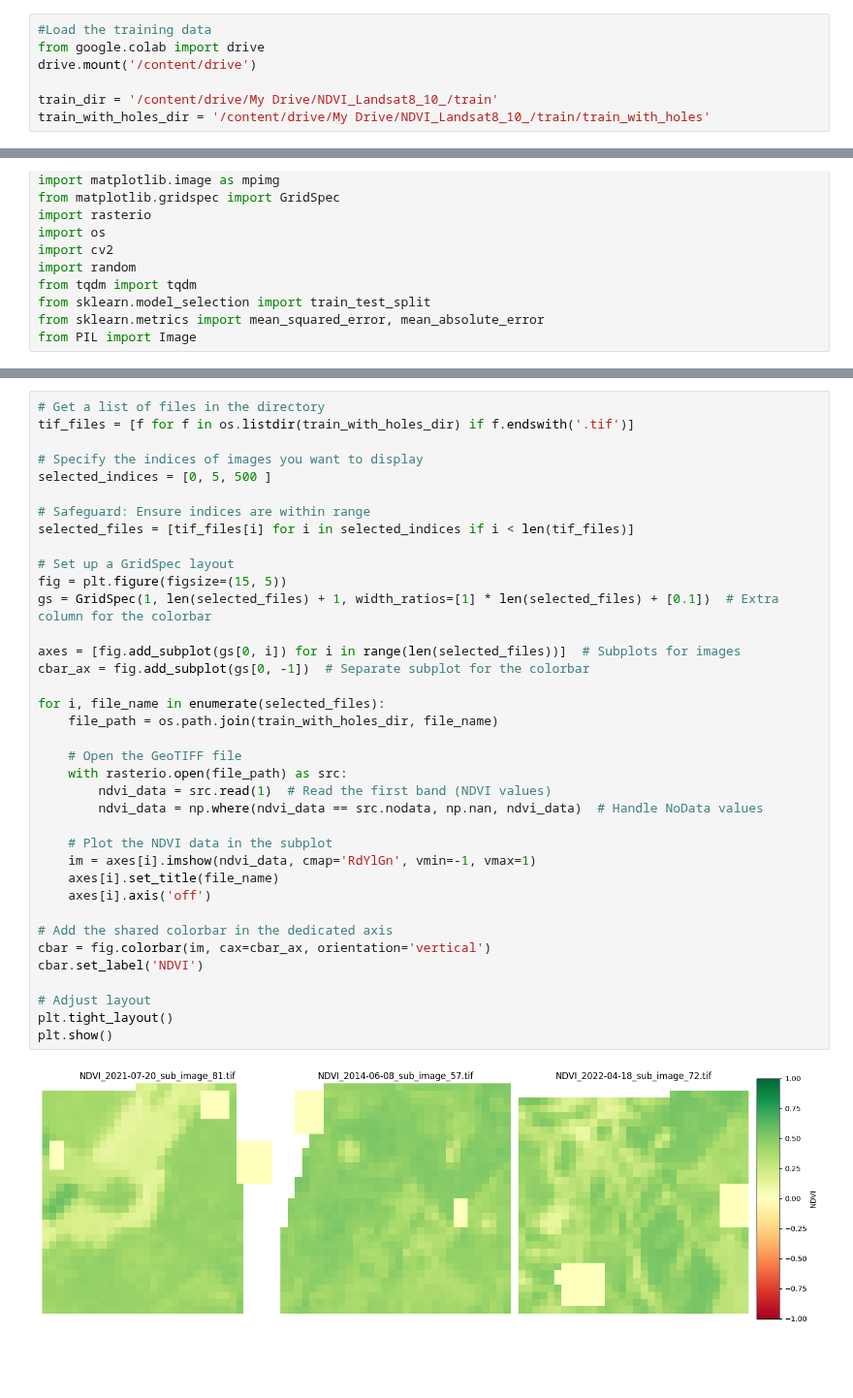
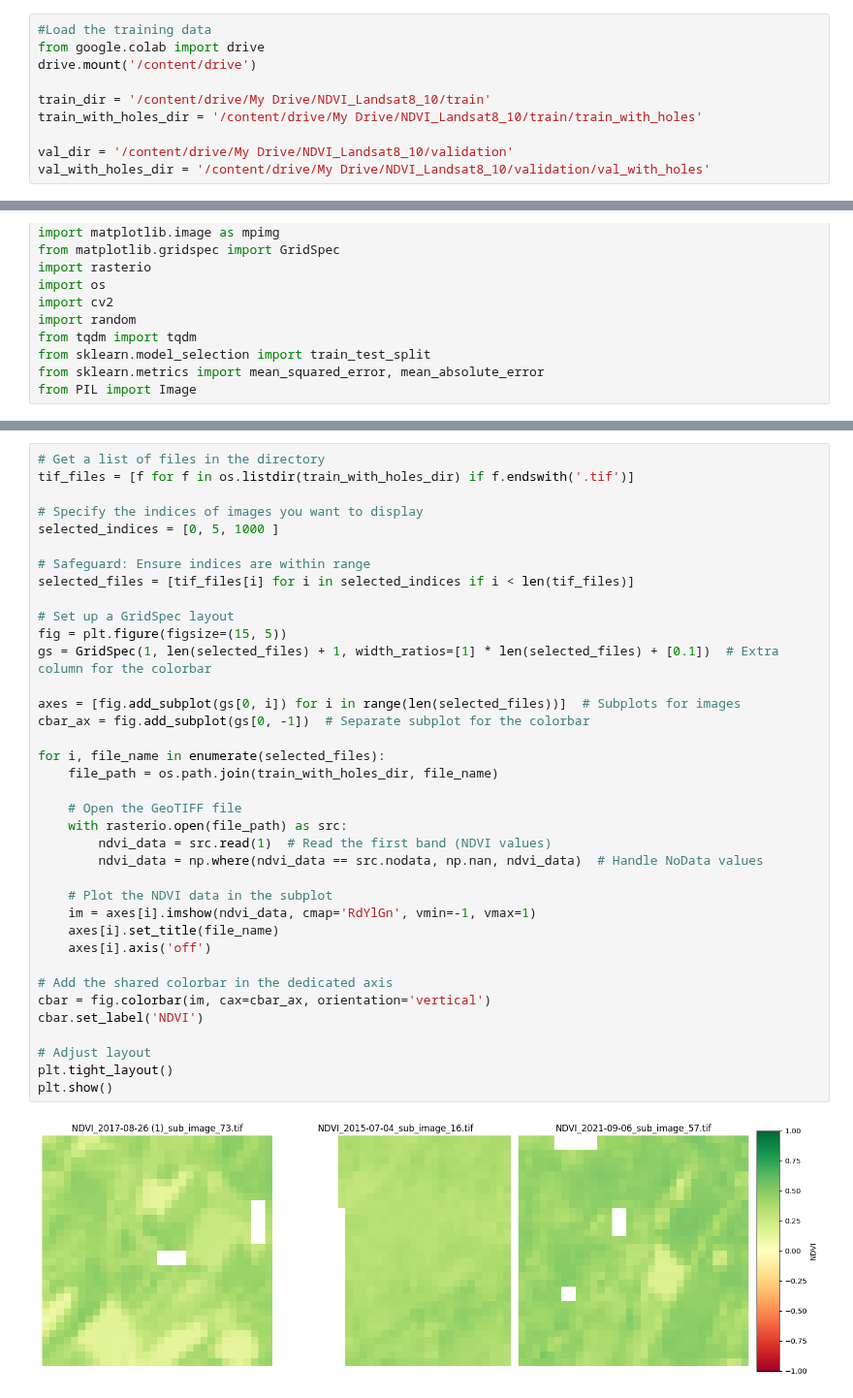
Before and after one commit to larasauser/2024_MLEES, a Jupyter notebook: Project/project_script.ipynb, the cells around one changed output, grey strips where cells are left out. Shown at 97% size. Saved outputs shown, nothing was run; the diff lists cells and outputs as text; blank space fills up the shorter version.

```diff
--- a/Project/project_script.ipynb
+++ b/Project/project_script.ipynb
@@ -342,6 +418,9 @@ Now that our training images are prepared, we can start building the CNN.
 from google.colab import drive
 drive.mount('/content/drive')
 
-train_dir = '/content/drive/My Drive/NDVI_Landsat8_10_/train'
-train_with_holes_dir = '/content/drive/My Drive/NDVI_Landsat8_10_/train/train_with_holes'
+train_dir = '/content/drive/My Drive/NDVI_Landsat8_10/train'
+train_with_holes_dir = '/content/drive/My Drive/NDVI_Landsat8_10/train/train_with_holes'
+
+val_dir = '/content/drive/My Drive/NDVI_Landsat8_10/validation'
+val_with_holes_dir = '/content/drive/My Drive/NDVI_Landsat8_10/validation/val_with_holes'
 # %% [output]
@@ -429,37 +508,37 @@ There are 8957 files in the directory.
 tif_files = [f for f in os.listdir(train_with_holes_dir) if f.endswith('.tif')]
 
 # Specify the indices of images you want to display
-selected_indices = [0, 5, 500 ]
+selected_indices = [0, 5, 1000 ]
 
 # Safeguard: Ensure indices are within range
 selected_files = [tif_files[i] for i in selected_indices if i < len(tif_files)]
 
 # Set up a GridSpec layout
 fig = plt.figure(figsize=(15, 5))
 gs = GridSpec(1, len(selected_files) + 1, width_ratios=[1] * len(selected_files) + [0.1])  # Extra column for the colorbar
 
 axes = [fig.add_subplot(gs[0, i]) for i in range(len(selected_files))]  # Subplots for images
 cbar_ax = fig.add_subplot(gs[0, -1])  # Separate subplot for the colorbar
 
 for i, file_name in enumerate(selected_files):
     file_path = os.path.join(train_with_holes_dir, file_name)
 
     # Open the GeoTIFF file
     with rasterio.open(file_path) as src:
         ndvi_data = src.read(1)  # Read the first band (NDVI values)
         ndvi_data = np.where(ndvi_data == src.nodata, np.nan, ndvi_data)  # Handle NoData values
 
     # Plot the NDVI data in the subplot
     im = axes[i].imshow(ndvi_data, cmap='RdYlGn', vmin=-1, vmax=1)
     axes[i].set_title(file_name)
     axes[i].axis('off')
 
 # Add the shared colorbar in the dedicated axis
 cbar = fig.colorbar(im, cax=cbar_ax, orientation='vertical')
 cbar.set_label('NDVI')
 
 # Adjust layout
 plt.tight_layout()
 plt.show()
 # %% [output]
-[figure, old version]
+[figure, new version]
```
Also changed, not shown: parts of 42 cells of this notebook.
